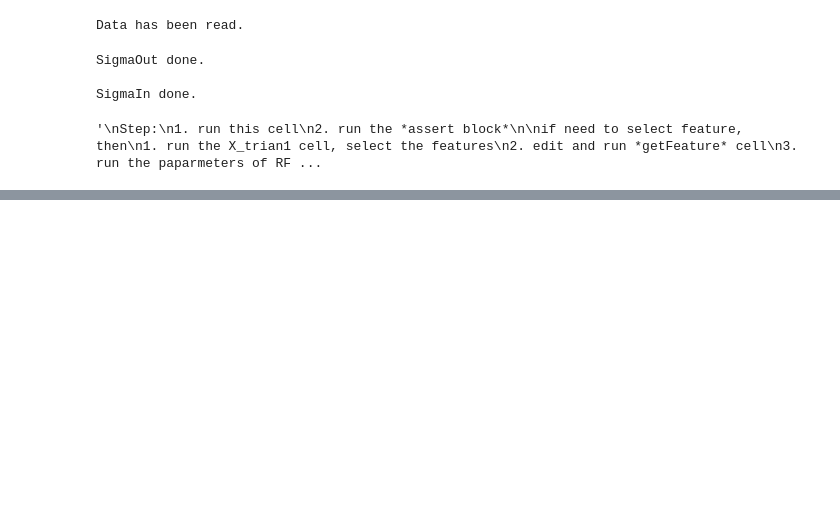
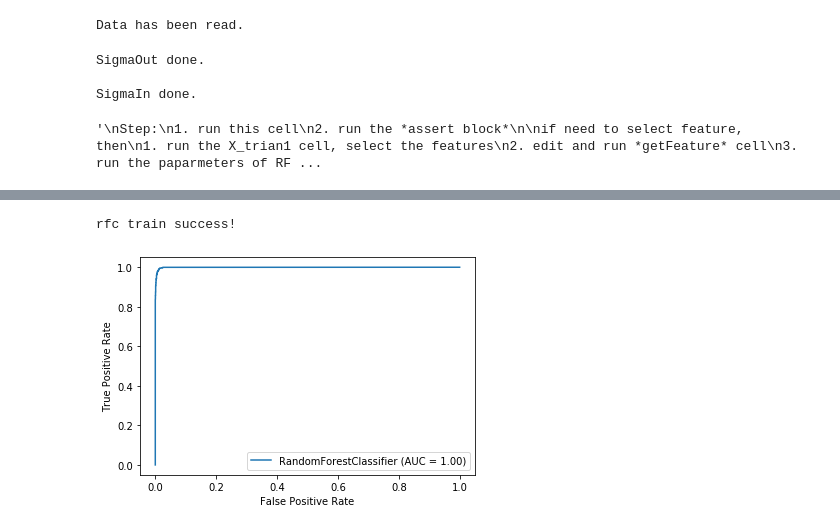
Before and after one commit to lowspace/COMP90051-20-Project-1, a Jupyter notebook: RF/Random Forest Local.ipynb, the cells around one changed output, grey strips where cells are left out. Drawn from its saved outputs; the diff is of its cells as text; code cells hidden in the pictures; blank space fills up the shorter version.

```diff
--- a/RF/Random Forest Local.ipynb
+++ b/RF/Random Forest Local.ipynb
@@ -386,0 +468,19 @@ rfc train success!
+# %%
+"""TRY Best"""
+
+from sklearn.ensemble import RandomForestClassifier
+model = RandomForestClassifier(bootstrap=True, ccp_alpha=0.0, class_weight=None,
+                       criterion='entropy', max_depth=None, max_features='auto',
+                       max_leaf_nodes=None, max_samples=None,
+                       min_impurity_decrease=0.0, min_impurity_split=None,
+                       min_samples_leaf=1, min_samples_split=5,
+                       min_weight_fraction_leaf=0.0, n_estimators=300, n_jobs=1,
+                       oob_score=False, random_state=None, verbose=0,
+                       warm_start=False)
+model.fit(X_train, Y_train)
+print ("rfc train success!")
+metrics.plot_roc_curve(model, X_test, Y_test)
+plt.show()
+# %% [output]
+rfc train success!
+[figure, added]
```
Also changed, not shown: parts of 14 cells of this notebook.
